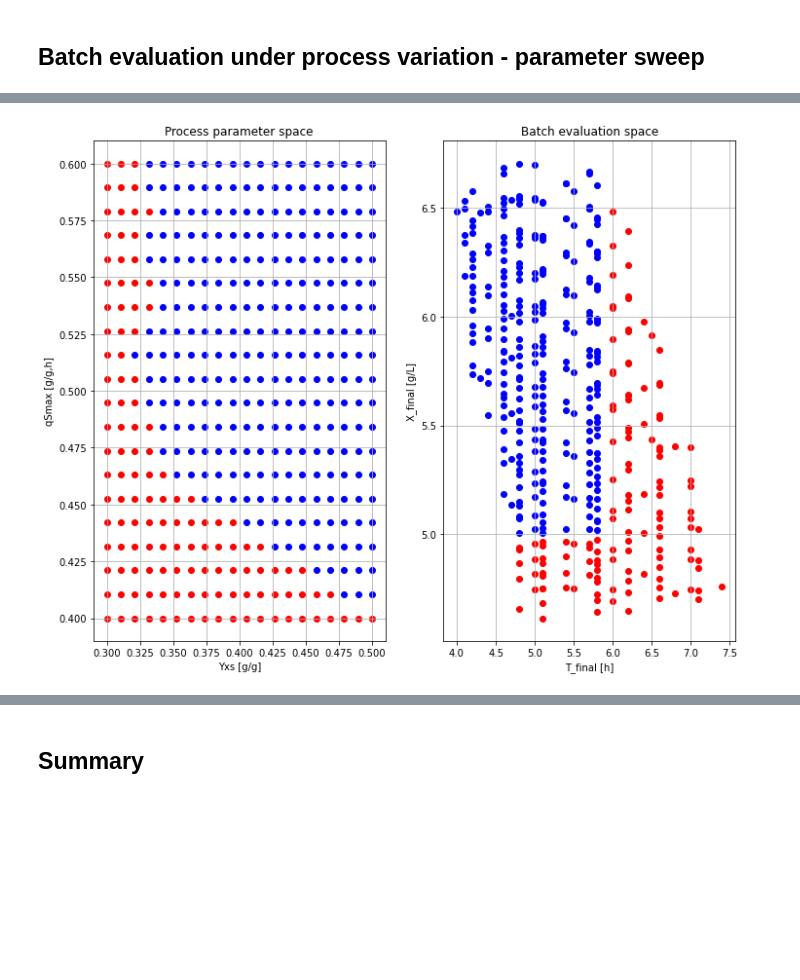
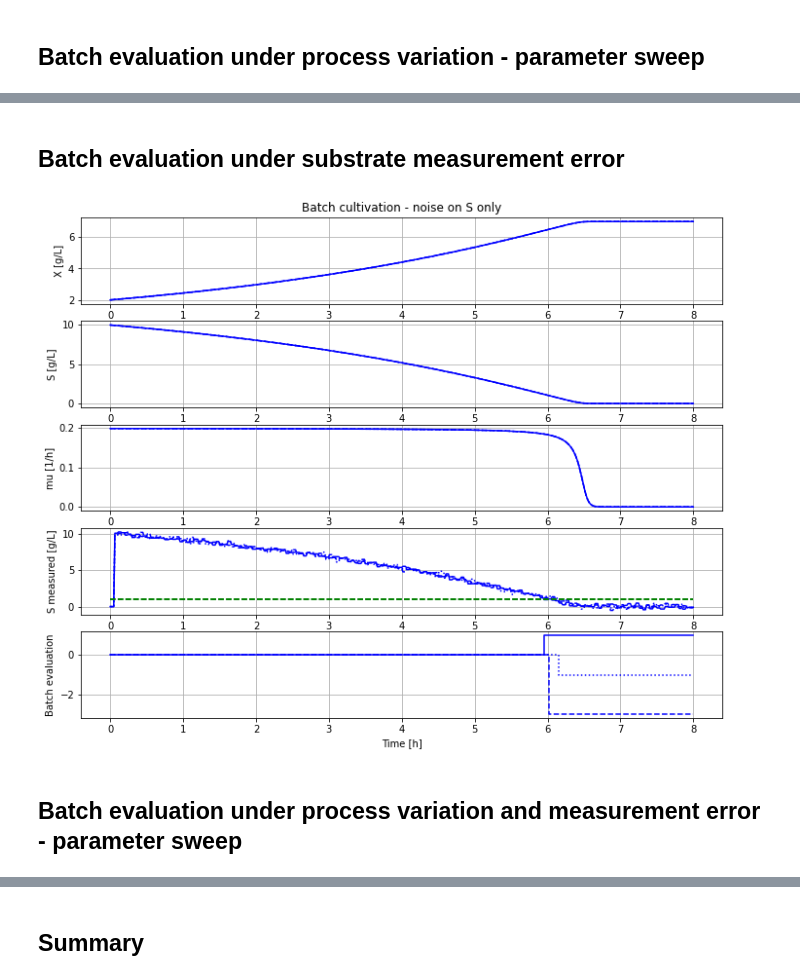
Before and after one commit to janpeter19/BPL_TEST2_Batch_design_space, a Jupyter notebook: BPL_TEST2_Batch_design_space.ipynb, the cells around one changed output, grey strips where cells are left out. Cells and saved outputs as stored; diff of their text form; code cells hidden in the pictures; blank space fills up the shorter version.

```diff
--- a/BPL_TEST2_Batch_design_space.ipynb
+++ b/BPL_TEST2_Batch_design_space.ipynb
@@ -182,32 +125,13 @@ plt.show()
-# %%
-# Show end results
-plt.figure()
-ax1 = plt.subplot(1,2,1)
-ax2 = plt.subplot(1,2,2)
-
-for j in range(nY):
-    for k in range(nqSmax):
-        if data[j,k,4] > 0:
-            ax1.scatter(data[j,k,0],data[j,k,1],c='b')
-        else:
-            ax1.scatter(data[j,k,0],data[j,k,1],c='r')
-ax1.grid()
-#plt.axis([0, 0.8, 0, 0.8])
-ax1.set_ylabel('qSmax [g/g,h]')
-ax1.set_xlabel('Y [g/g]')
-ax1.set_title('Process parameter space')
-
-for j in range(nY):
-    for k in range(nqSmax):
-        if data[j,k,4] > 0:
-            ax2.scatter(data[j,k,2],data[j,k,3],c='b')
-        else:
-            ax2.scatter(data[j,k,2],data[j,k,3],c='r')
-ax2.grid()
-#plt.axis([0, 8, 0, 8])
-ax2.set_xlabel('T_final [h]')
-ax2.set_ylabel('X_final [g/L]')
-ax2.set_title('Batch evaluation space')
-plt.show()
-# %% [output]
-[figure, removed]
+# %% [markdown]
+## Batch evaluation under substrate measurement error
+# %%
+# Simulation of nominal parameters that gives a batch that meed the end criteria
+newplot(plotType='TimeSeries_2')
+par(sigma=0.2, samplePeriod=0.05)
+par(Y=0.5, qSmax=0.4);
+
+for value in [2,3,5]: par(seed=value); simu(8)
+# %% [output]
+[figure, added]
+# %% [markdown]
+## Batch evaluation under process variation and measurement error - parameter sweep
```
Also changed, not shown: parts of 22 cells of this notebook, 4 other files.
